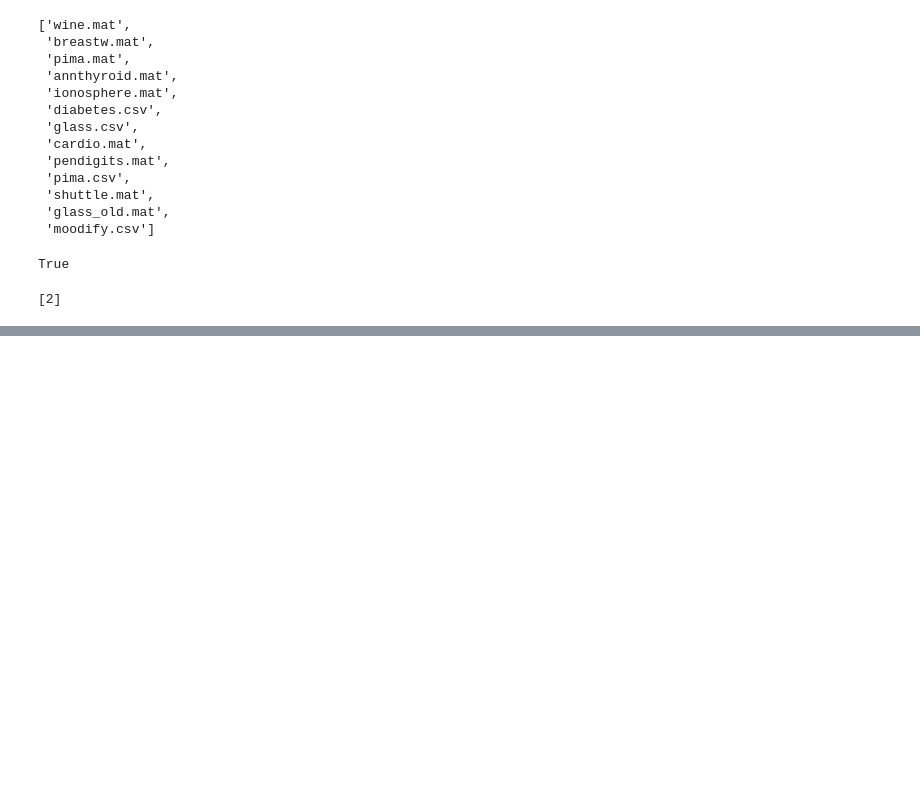
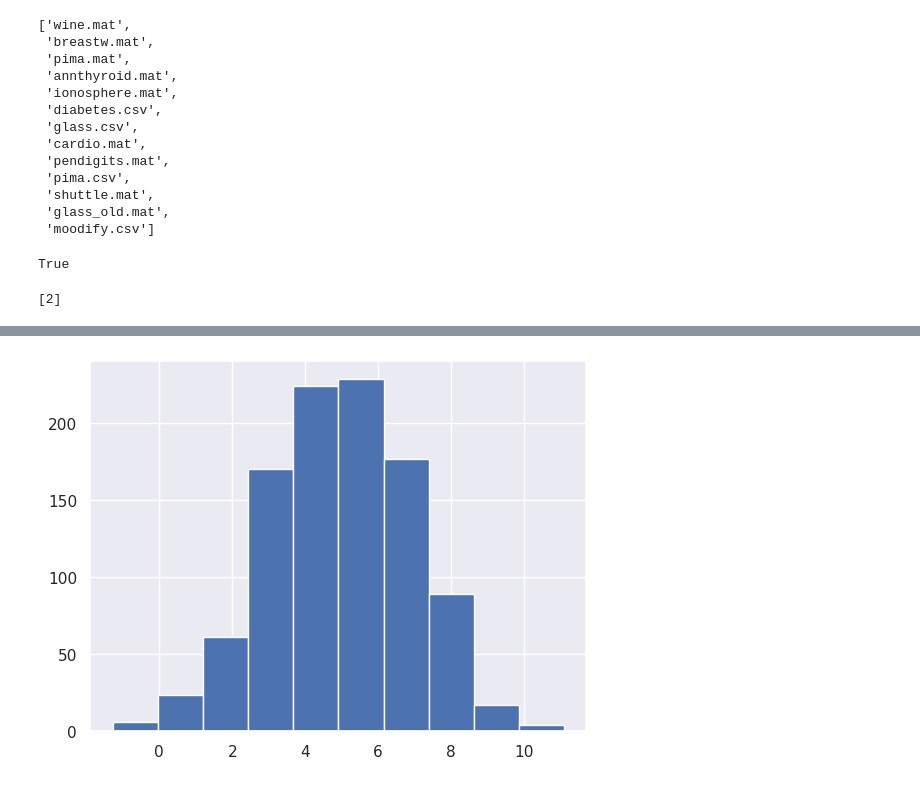
Before and after one commit to alessioarcudi/ExIFFI, a Jupyter notebook: notebooks/fix_stuff.ipynb, the cells around one changed output, grey strips where cells are left out. Cells and saved outputs as stored; diff of their text form; code cells hidden in the pictures; blank space fills up the shorter version.

```diff
--- a/notebooks/fix_stuff.ipynb
+++ b/notebooks/fix_stuff.ipynb
@@ -1758,0 +1836,5 @@ index
+# %%
+plt.hist(data)
+plt.show()
+# %% [output]
+[figure, added]
```
Also changed, not shown: parts of 22 cells of this notebook.
